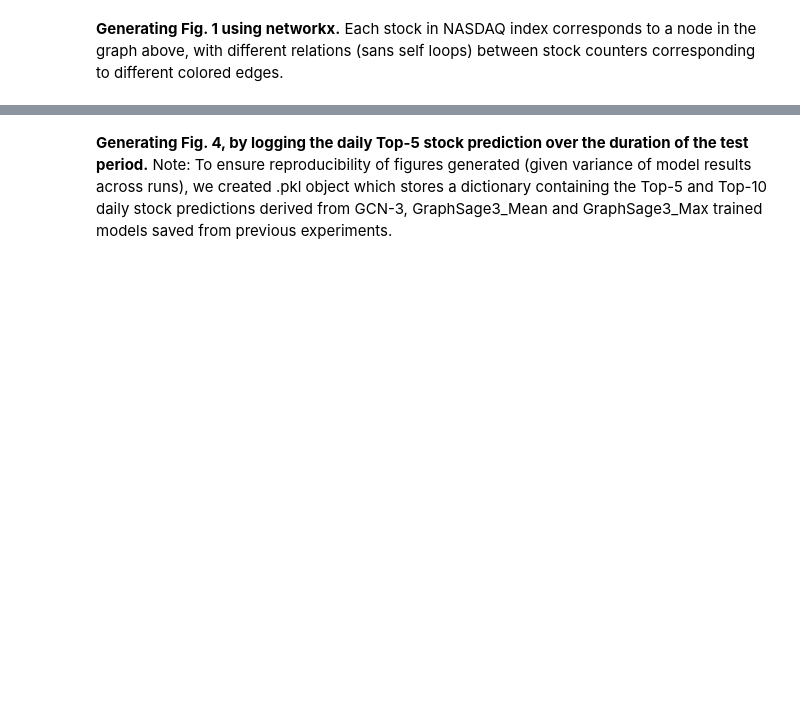
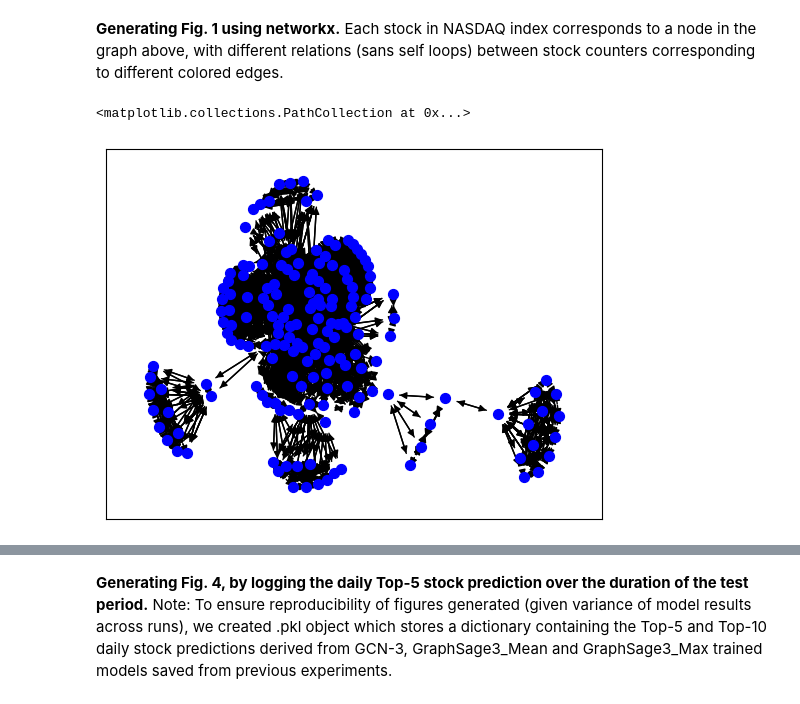
Before and after one commit to Astha-IISERB/Stock_Prediction_using_GNNs, a Jupyter notebook: RTGCN_for_Stock_Prediction.ipynb, the cells around one changed output, grey strips where cells are left out. Saved outputs shown, nothing was run; the diff lists cells and outputs as text; code cells hidden in the pictures; blank space fills up the shorter version.

Commit message:
Plotting the graph

```diff
--- a/RTGCN_for_Stock_Prediction.ipynb
+++ b/RTGCN_for_Stock_Prediction.ipynb
@@ -505,3 +505,36 @@ import matplotlib.pyplot as plt
 random.seed(123)
 # %% [markdown]
 **Generating Fig. 1 using networkx.** Each stock in NASDAQ index corresponds to a node in the graph above, with different relations (sans self loops) between  stock counters corresponding to different colored edges.
+# %%
+G = nx.DiGraph()
+edge_lst = []
+
+graph = Graph(market=market, relation_path=relation_path)
+relation = torch.tensor(graph.relation, dtype=torch.float32, requires_grad=False)
+num_relations = relation.shape[2]
+
+for r in range(num_relations):
+    adj = relation[:,:,r].numpy()
+    lst = []
+
+    # get all edges where value != 0
+    edges = np.argwhere(adj != 0)
+
+    for (u,v) in edges:
+        if u == v:
+            continue
+        G.add_edge(u, v)
+        lst.append((u, v))
+
+    if lst:
+        edge_lst.append(lst)
+
+pos = nx.kamada_kawai_layout(G)
+
+for lst in edge_lst:
+    nx.draw_networkx_edges(G, pos, edgelist=lst)
+
+nx.draw_networkx_nodes(G, pos, node_color='blue', node_size=50)
+# %% [output]
+<matplotlib.collections.PathCollection at 0x...>
+[figure, added]
```
Also changed, not shown: parts of 6 cells of this notebook.
